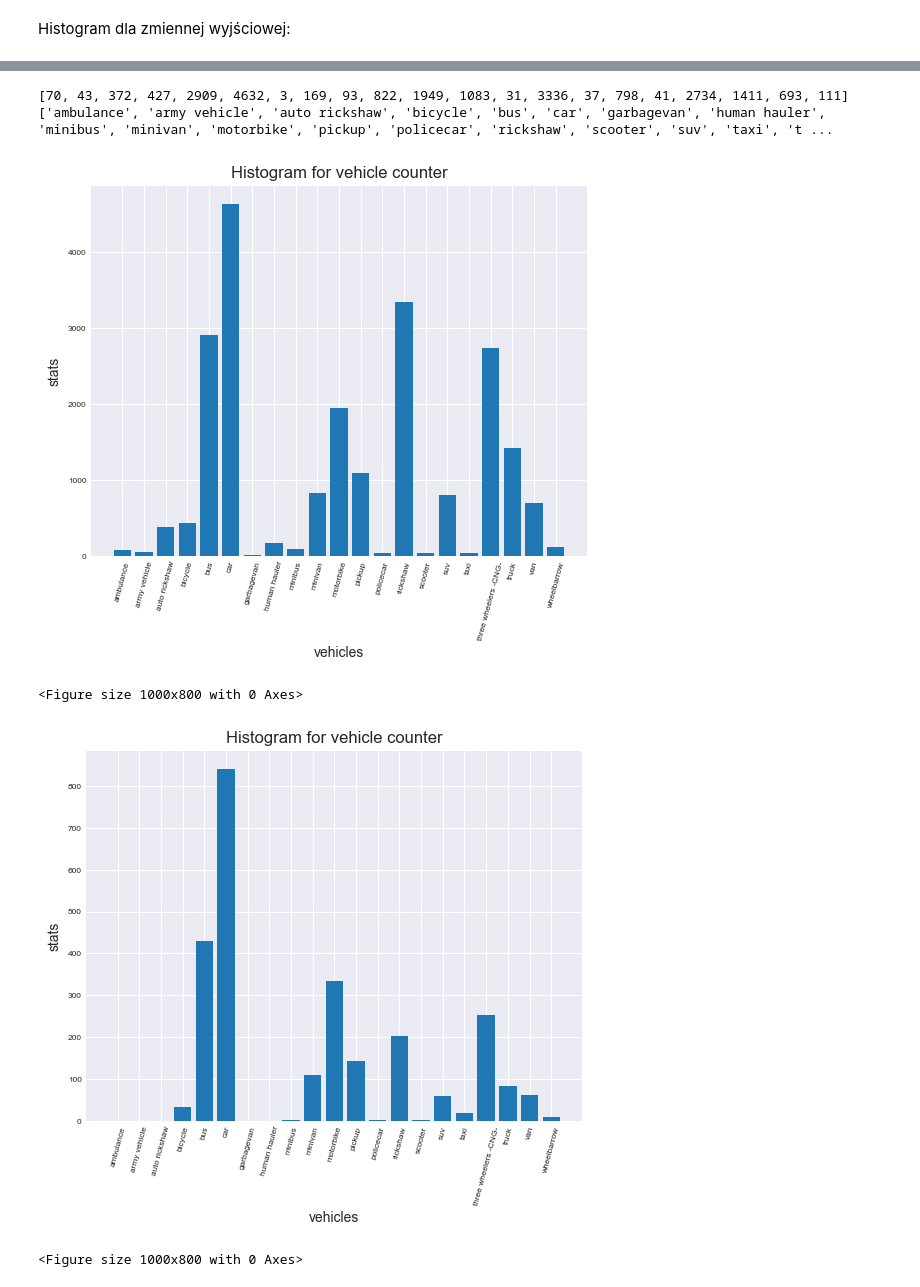
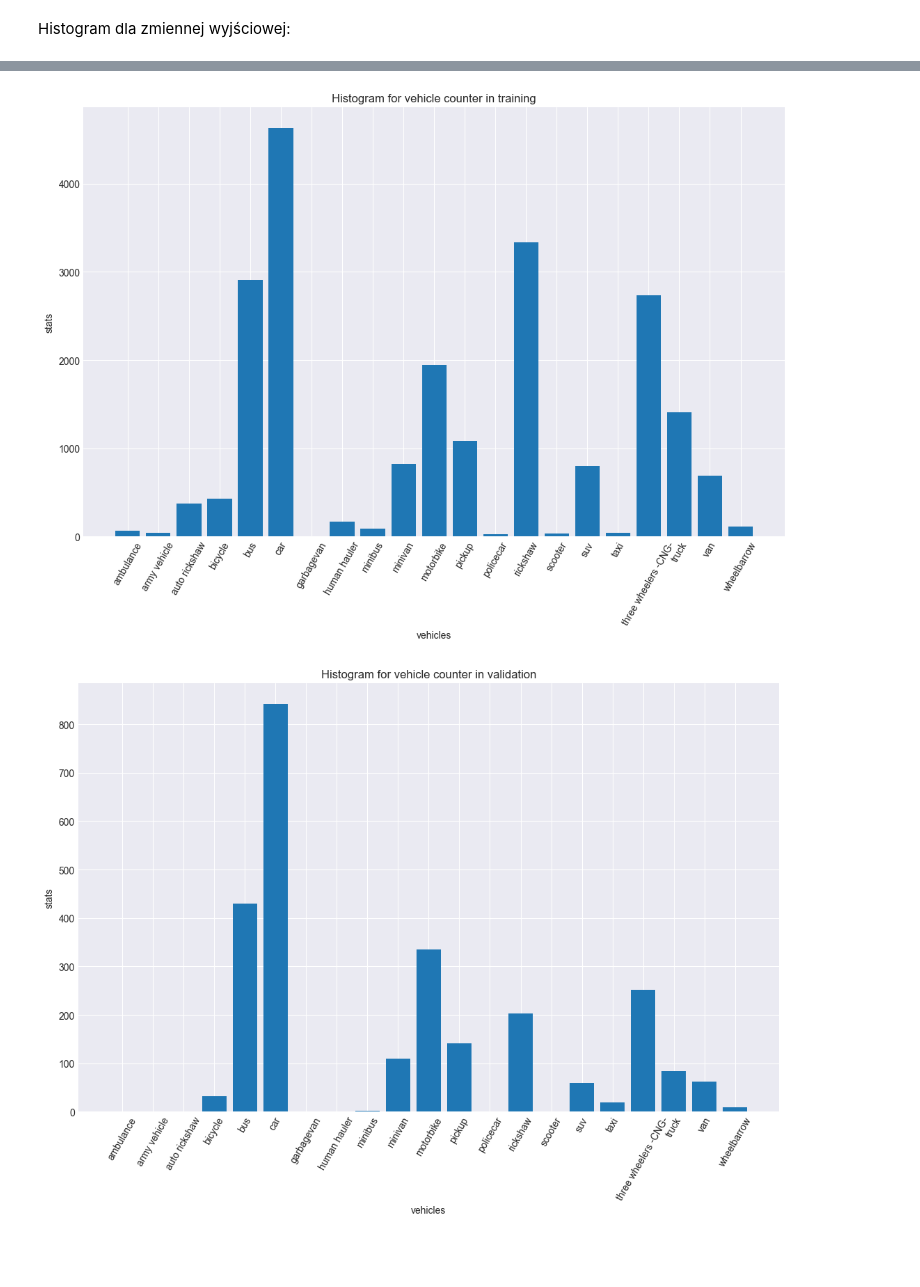
Before and after one commit to michaljurzak1/Vehicle-Images-Detection, a Jupyter notebook: eda.ipynb, the cells around one changed output, grey strips where cells are left out. Saved outputs shown, nothing was run; the diff lists cells and outputs as text; code cells hidden in the pictures; blank space fills up the shorter version.

```diff
--- a/eda.ipynb
+++ b/eda.ipynb
@@ -305,12 +318,13 @@ Ostrzeżenie, które pojawia się podczas uruchamiania testu Shapiro-Wilka wskaz
 # %% [markdown]
 Histogram dla zmiennej wyjściowej:
 # %%
+if user == "michal":
+    with open('archive/trafic_data/data_1.yaml', 'r') as f:
+        data = f.readlines()
 
-with open(r"D:\vehicle_detection\trafic_data\data_1.yaml", 'r') as f:
-
-    #with open('archive/trafic_data/data_1.yaml', 'r') as f:
-
-    data = f.readlines()
+elif user == "albert":
+    with open(r"D:\vehicle_detection\trafic_data\data_1.yaml", 'r') as f:
+        data = f.readlines()
 
 
 vehicles_str = data[4].split(": ")[1].replace("[","").replace("]","")
@@ -331,5 +341,6 @@ print(len(classes_of_vehicles))
 # %%
-
+train_vehicles_counter = [0] * len(classes_of_vehicles)
+valid_vehicles_counter = [0] * len(classes_of_vehicles)
 
 for i, image_file in enumerate(image_files):
 
@@ -339,56 +350,46 @@ for i, image_file in enumerate(image_files):
     for label in labels:
         if label.split(" ")[0] != '':
 
             vehicle_nr = int(label.split(" ")[0])
 
             if vehicle_nr >= 0 and vehicle_nr < len(classes_of_vehicles):
-                vehicles_counter[vehicle_nr] += 1
+                train_vehicles_counter[vehicle_nr] += 1
 
+# print(train_vehicles_counter)
+# print(classes_of_vehicles)
 
-print(vehicles_counter)
-print(classes_of_vehicles)
-
-
-plt.bar(classes_of_vehicles, vehicles_counter)
-plt.title('Histogram for vehicle counter', fontsize=12)
+plt.figure(figsize=(13, 8))
+plt.bar(classes_of_vehicles, train_vehicles_counter)
+plt.title('Histogram for vehicle counter in training', fontsize=12)
 plt.xlabel('vehicles', fontsize=10)
 plt.ylabel('stats', fontsize=10)
-plt.xticks(fontsize=6,rotation=75)
-plt.yticks(fontsize=6)
-plt.figure(figsize=(10, 8))
+plt.xticks(fontsize=10,rotation=60)
+plt.yticks(fontsize=10)
 plt.show()
 
 
-vehicles_counter = [0] * len(classes_of_vehicles)
-
-
 for i, image_file in enumerate(image_files_valid):
-
 
     labels = load_labels(image_file, valid_labels)
 
     for label in labels:
         if label.split(" ")[0] != '':
 
             vehicle_nr = int(label.split(" ")[0])
 
             if vehicle_nr >= 0 and vehicle_nr < len(classes_of_vehicles):
-                vehicles_counter[vehicle_nr] += 1
+                valid_vehicles_counter[vehicle_nr] += 1
 
 
 
-plt.bar(classes_of_vehicles, vehicles_counter)
-plt.title('Histogram for vehicle counter', fontsize=12)
+plt.figure(figsize=(13, 8))
+plt.bar(classes_of_vehicles, valid_vehicles_counter)
+plt.title('Histogram for vehicle counter in validation', fontsize=12)
 plt.xlabel('vehicles', fontsize=10)
 plt.ylabel('stats', fontsize=10)
-plt.xticks(fontsize=6,rotation=75)
-plt.yticks(fontsize=6)
-plt.figure(figsize=(10, 8))
+plt.xticks(fontsize=10,rotation=60)
+plt.yticks(fontsize=10)
 plt.show()
 # %% [output]
-[70, 43, 372, 427, 2909, 4632, 3, 169, 93, 822, 1949, 1083, 31, 3336, 37, 798, 41, 2734, 1411, 693, 111]
-['ambulance', 'army vehicle', 'auto rickshaw', 'bicycle', 'bus', 'car', 'garbagevan', 'human hauler', 'minibus', 'minivan', 'motorbike', 'pickup', 'policecar', 'rickshaw', 'scooter', 'suv', 'taxi', 't ...
-[figure, old version]
+[figure, new version]
-<Figure size 1000x800 with 0 Axes>
-[figure, old version]
+[figure, new version]
-<Figure size 1000x800 with 0 Axes>
```
Also changed, not shown: parts of 35 cells of this notebook.
